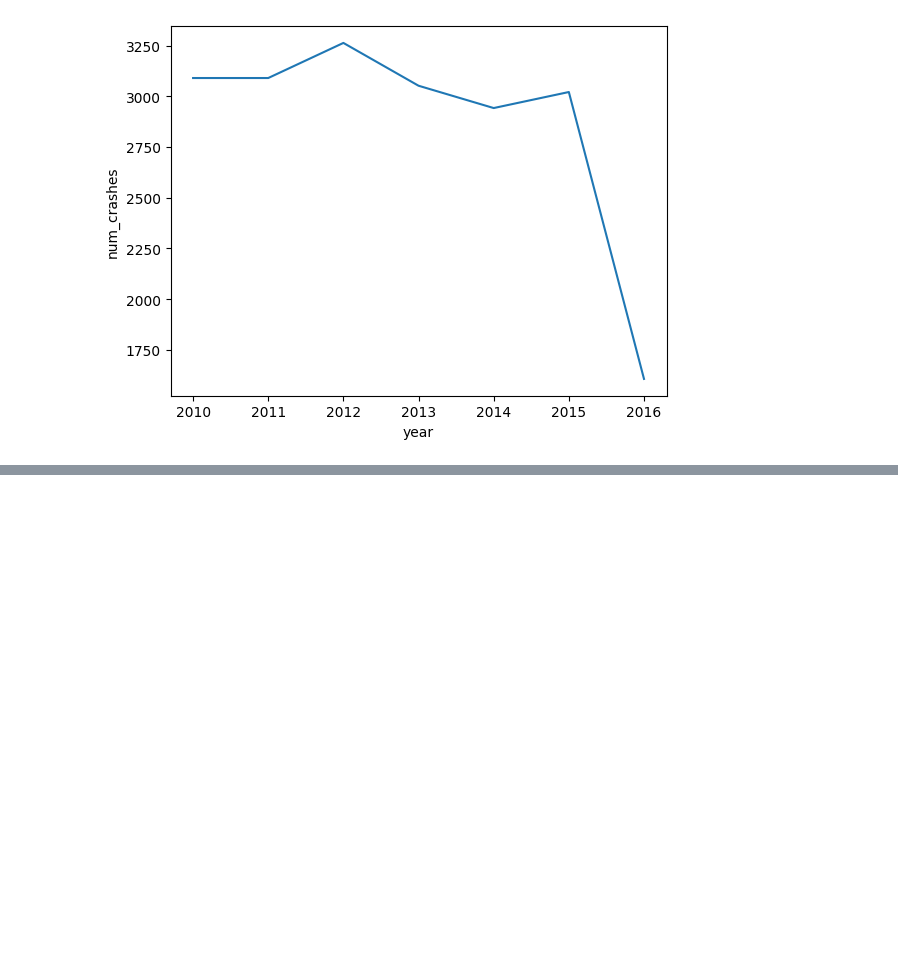
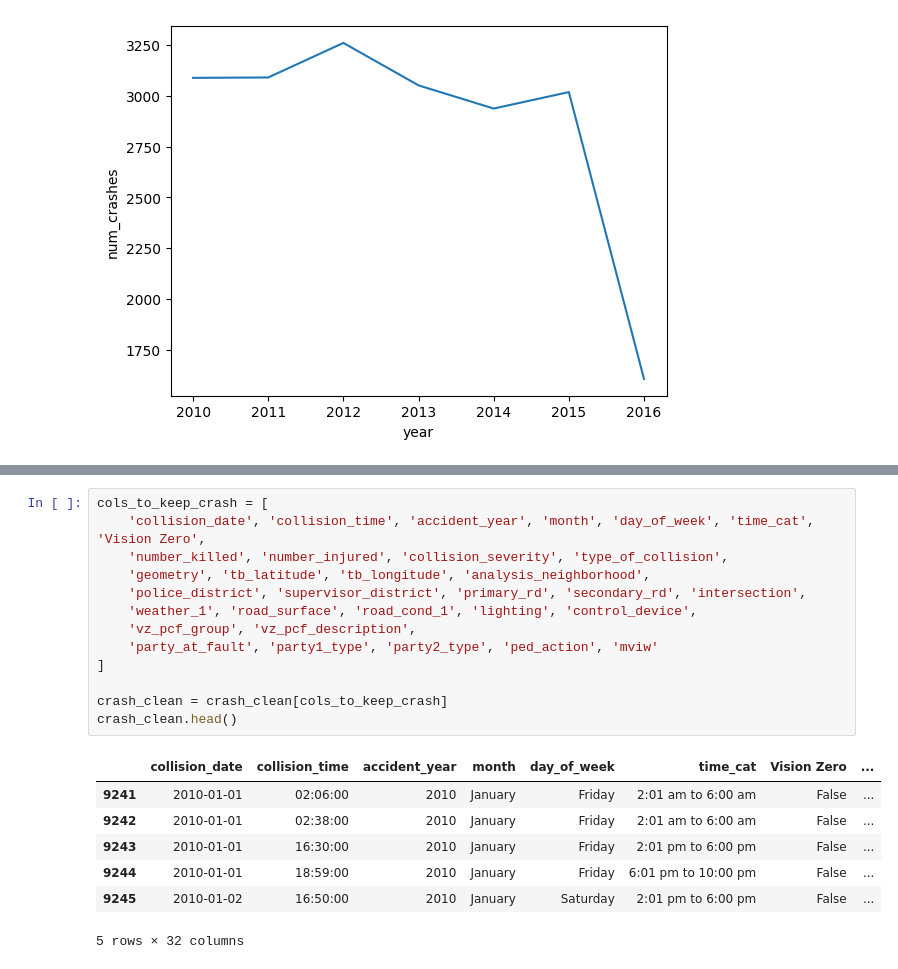
Before and after one commit to utexas-SDS-357/sds357-project-sp26-con-founders, a Jupyter notebook: Preprocessing/sf_analysis.ipynb, the cells around one changed output, grey strips where cells are left out. Drawn from its saved outputs; the diff is of its cells as text; blank space fills up the shorter version.

```diff
--- a/Preprocessing/sf_analysis.ipynb
+++ b/Preprocessing/sf_analysis.ipynb
@@ -599,0 +659,21 @@ sns.lineplot(data=crashes_per_year, x='year', y='num_crashes')
+# %%
+cols_to_keep_crash = [
+    'collision_date', 'collision_time', 'accident_year', 'month', 'day_of_week', 'time_cat', 'Vision Zero',
+    'number_killed', 'number_injured', 'collision_severity', 'type_of_collision',
+    'geometry', 'tb_latitude', 'tb_longitude', 'analysis_neighborhood',
+    'police_district', 'supervisor_district', 'primary_rd', 'secondary_rd', 'intersection',
+    'weather_1', 'road_surface', 'road_cond_1', 'lighting', 'control_device',
+    'vz_pcf_group', 'vz_pcf_description',
+    'party_at_fault', 'party1_type', 'party2_type', 'ped_action', 'mviw'
+]
+
+crash_clean = crash_clean[cols_to_keep_crash]
+crash_clean.head()
+# %% [output]
+|  | collision_date | collision_time | accident_year | month | day_of_week | time_cat | Vision Zero | ... |
+| 9241 | 2010-01-01 | 02:06:00 | 2010 | January | Friday | 2:01 am to 6:00 am | False | ... |
+| 9242 | 2010-01-01 | 02:38:00 | 2010 | January | Friday | 2:01 am to 6:00 am | False | ... |
+| 9243 | 2010-01-01 | 16:30:00 | 2010 | January | Friday | 2:01 pm to 6:00 pm | False | ... |
+| 9244 | 2010-01-01 | 18:59:00 | 2010 | January | Friday | 6:01 pm to 10:00 pm | False | ... |
+| 9245 | 2010-01-02 | 16:50:00 | 2010 | January | Saturday | 2:01 pm to 6:00 pm | False | ... |
+5 rows × 32 columns
```
Also changed, not shown: parts of 12 cells of this notebook.
